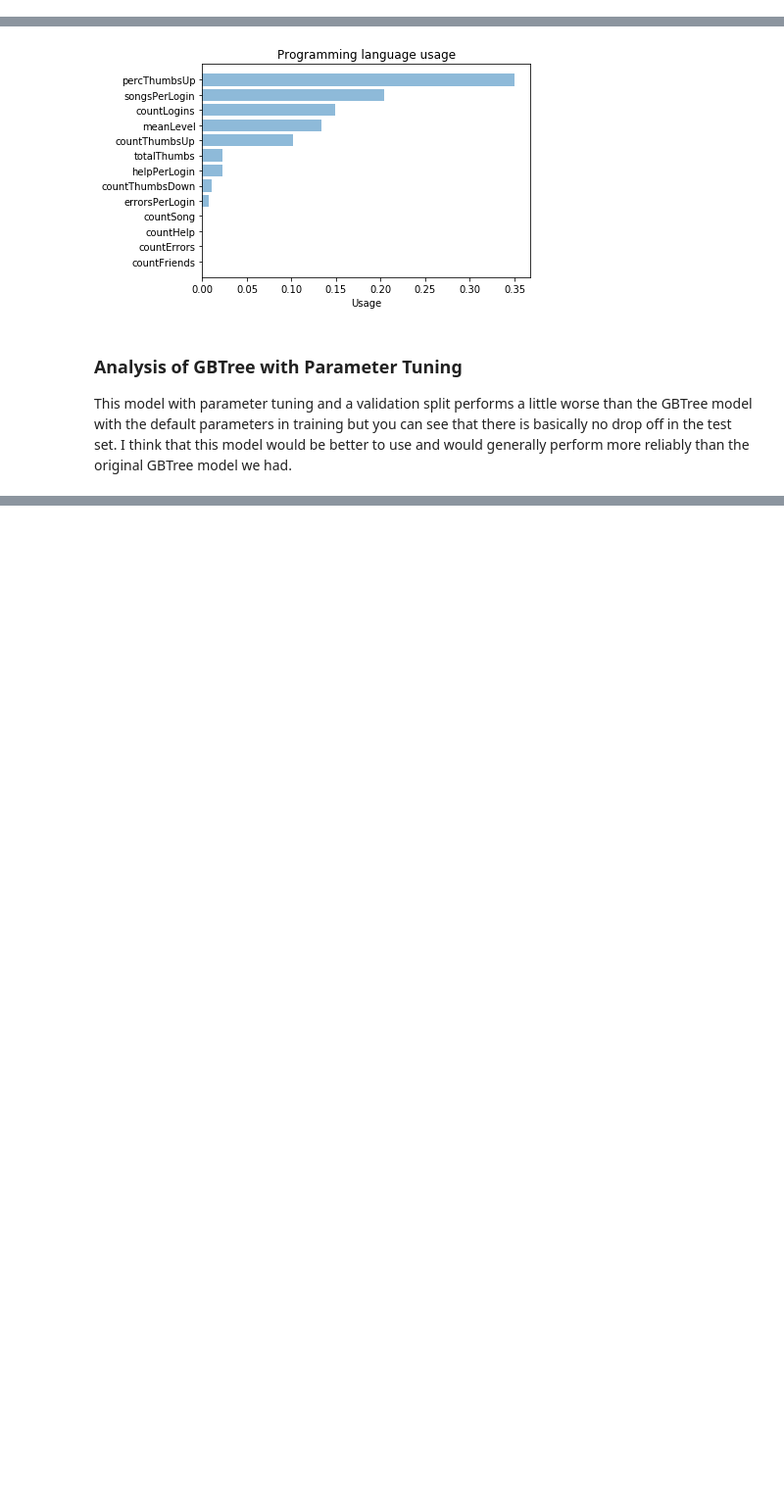
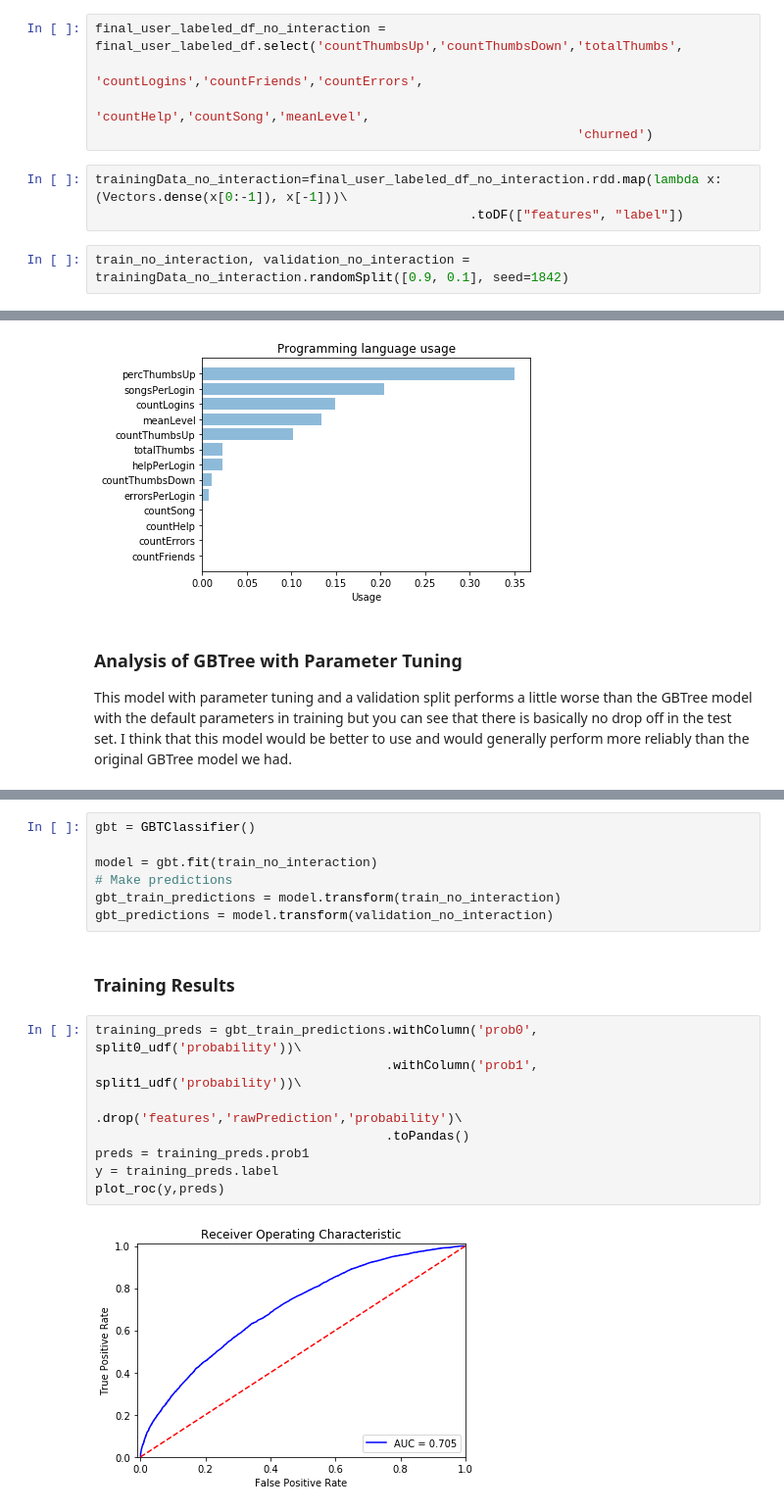
Before and after one commit to hunterkempf/Sparkify_Churn, a Jupyter notebook: Large-Spark-Capstone-ML.ipynb, the cells around one changed output, grey strips where cells are left out. Shown: that part at 98% size. Saved outputs shown, nothing was run; the diff lists cells and outputs as text; blank space fills up the shorter version.

```diff
--- a/Large-Spark-Capstone-ML.ipynb
+++ b/Large-Spark-Capstone-ML.ipynb
@@ -910,3 +912,13 @@ train, validation = trainingData.randomSplit([0.9, 0.1], seed=1842)
+# %%
+final_user_labeled_df_no_interaction = final_user_labeled_df.select('countThumbsUp','countThumbsDown','totalThumbs',
+                                                               'countLogins','countFriends','countErrors',
+                                                               'countHelp','countSong','meanLevel',
+                                                               'churned')
+# %%
+trainingData_no_interaction=final_user_labeled_df_no_interaction.rdd.map(lambda x:(Vectors.dense(x[0:-1]), x[-1]))\
+                                                 .toDF(["features", "label"])
+# %%
+train_no_interaction, validation_no_interaction = trainingData_no_interaction.randomSplit([0.9, 0.1], seed=1842)
 # %% [markdown]
 ## Metrics and Plot Helper functions
 # %%
@@ -1194,0 +1285,19 @@ This model with parameter tuning and a validation split performs a little worse
+# %%
+gbt = GBTClassifier()
+
+model = gbt.fit(train_no_interaction)
+# Make predictions
+gbt_train_predictions = model.transform(train_no_interaction)
+gbt_predictions = model.transform(validation_no_interaction)
+# %% [markdown]
+### Training Results
+# %%
+training_preds = gbt_train_predictions.withColumn('prob0', split0_udf('probability'))\
+                                      .withColumn('prob1', split1_udf('probability'))\
+                                      .drop('features','rawPrediction','probability')\
+                                      .toPandas()
+preds = training_preds.prob1
+y = training_preds.label
+plot_roc(y,preds)
+# %% [output]
+[figure, added]
```
Also changed, not shown: parts of 18 cells of this notebook.
